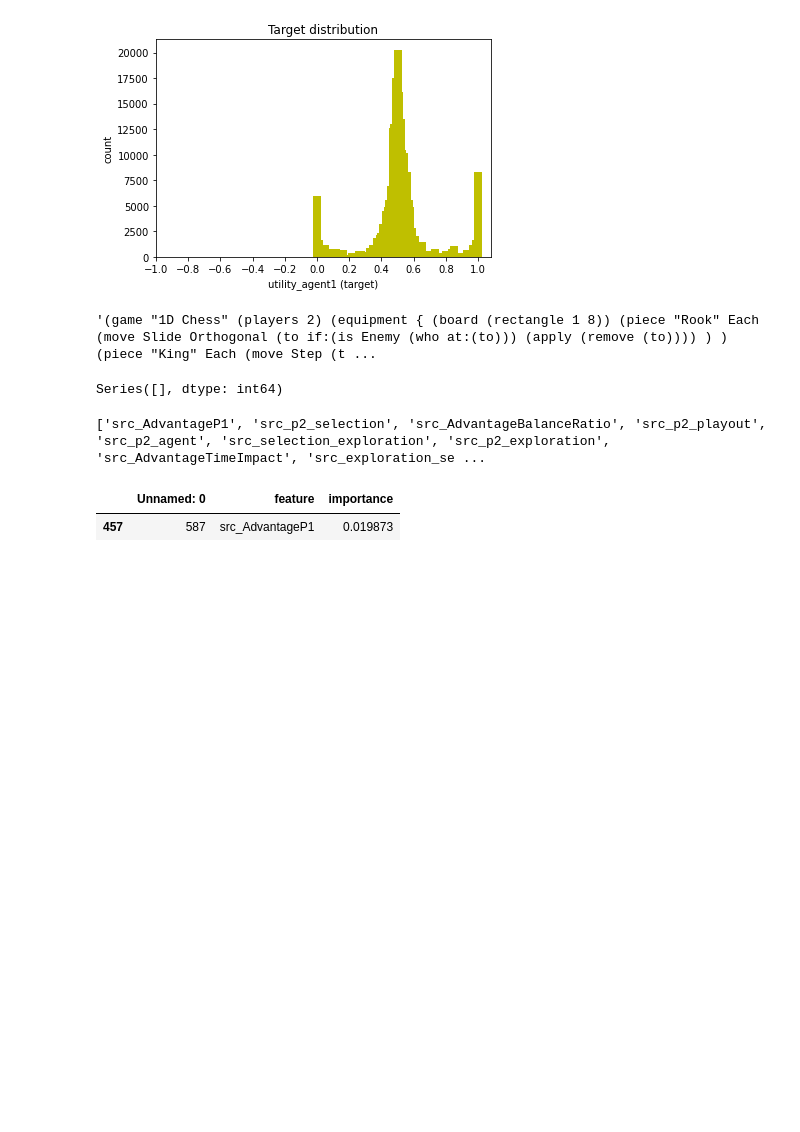
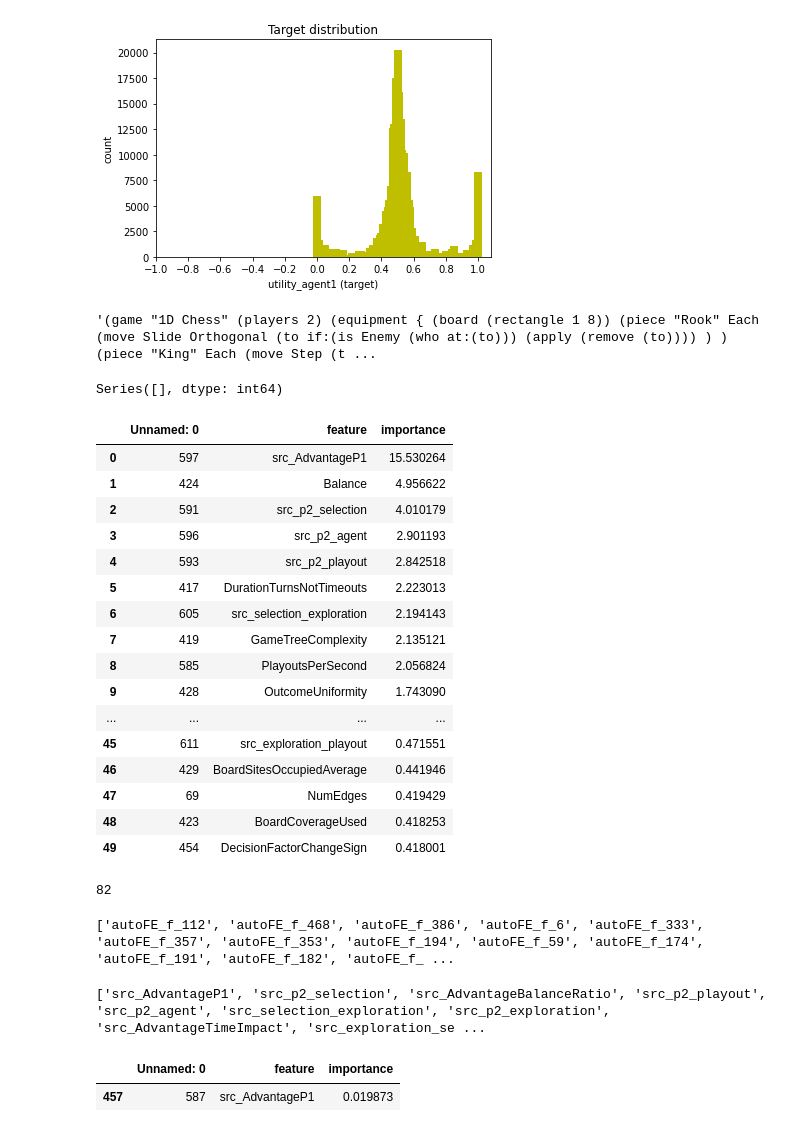
Before and after one commit to vadimtimakin/Kaggle-MCTS-6th-place-solution, a Jupyter notebook: draft.ipynb, the cells around one changed output. Cells and saved outputs as stored; diff of their text form; code cells hidden in the pictures; blank space fills up the shorter version.

```diff
--- a/draft.ipynb
+++ b/draft.ipynb
@@ -112,4 +276,28 @@ df.value_counts()
 # %% [output]
 Series([], dtype: int64)
 # %%
-f = pd.read_csv('/home/toefl/K/MCTS/dataset/feature_importance.csv')
+f = pd.read_csv('/home/toefl/K/MCTS/dataset/feature_importance_src.csv')
+# %%
+f.head(50)
+# %% [output]
+|  | Unnamed: 0 | feature | importance |
+| 0 | 597 | src_AdvantageP1 | 15.530264 |
+| 1 | 424 | Balance | 4.956622 |
+| 2 | 591 | src_p2_selection | 4.010179 |
+| 3 | 596 | src_p2_agent | 2.901193 |
+| 4 | 593 | src_p2_playout | 2.842518 |
+| 5 | 417 | DurationTurnsNotTimeouts | 2.223013 |
+| 6 | 605 | src_selection_exploration | 2.194143 |
+| 7 | 419 | GameTreeComplexity | 2.135121 |
+| 8 | 585 | PlayoutsPerSecond | 2.056824 |
+| 9 | 428 | OutcomeUniformity | 1.743090 |
+| ... | ... | ... | ... |
+| 45 | 611 | src_exploration_playout | 0.471551 |
+| 46 | 429 | BoardSitesOccupiedAverage | 0.441946 |
+| 47 | 69 | NumEdges | 0.419429 |
+| 48 | 423 | BoardCoverageUsed | 0.418253 |
+| 49 | 454 | DecisionFactorChangeSign | 0.418001 |
+# %%
+len(f[f["importance"] < 0.001]["feature"].tolist())
+# %% [output]
+82
@@ -116,3 +307,7 @@ f = pd.read_csv('/home/toefl/K/MCTS/dataset/feature_importance.csv')
+# %%
+print([c for c in f["feature"].tolist() if "autoFE" in c][:50])
+# %% [output]
+['autoFE_f_112', 'autoFE_f_468', 'autoFE_f_386', 'autoFE_f_6', 'autoFE_f_333', 'autoFE_f_357', 'autoFE_f_353', 'autoFE_f_194', 'autoFE_f_59', 'autoFE_f_174', 'autoFE_f_191', 'autoFE_f_182', 'autoFE_f_ ...
 # %%
 print([column for column in f.feature.tolist() if 'src' in column])
 # %% [output]
```
Also changed, not shown: parts of 18 cells of this notebook, 1 other file.
